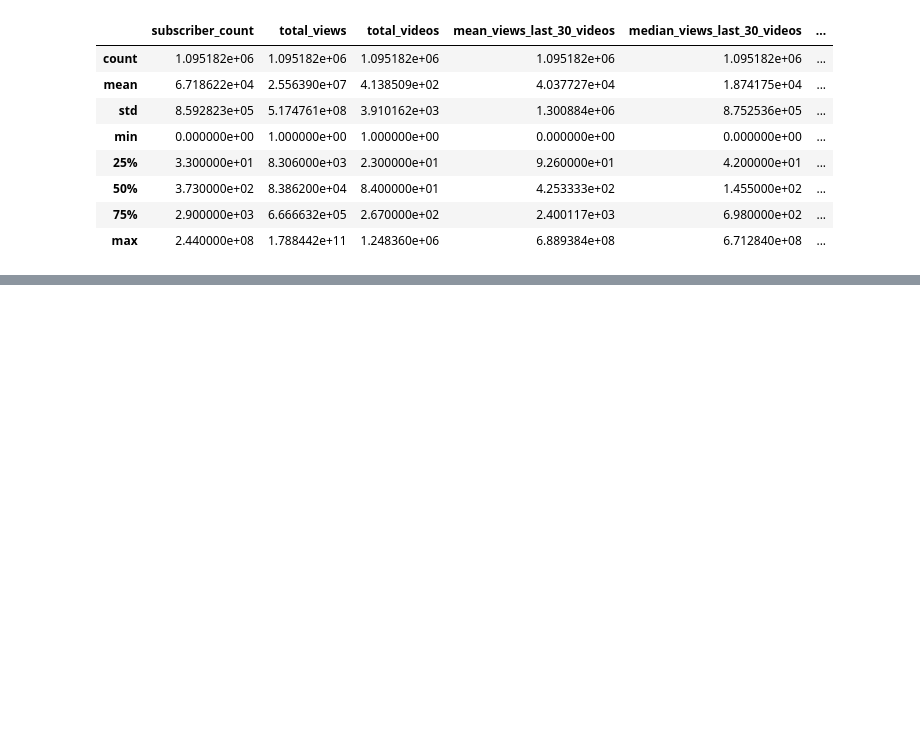
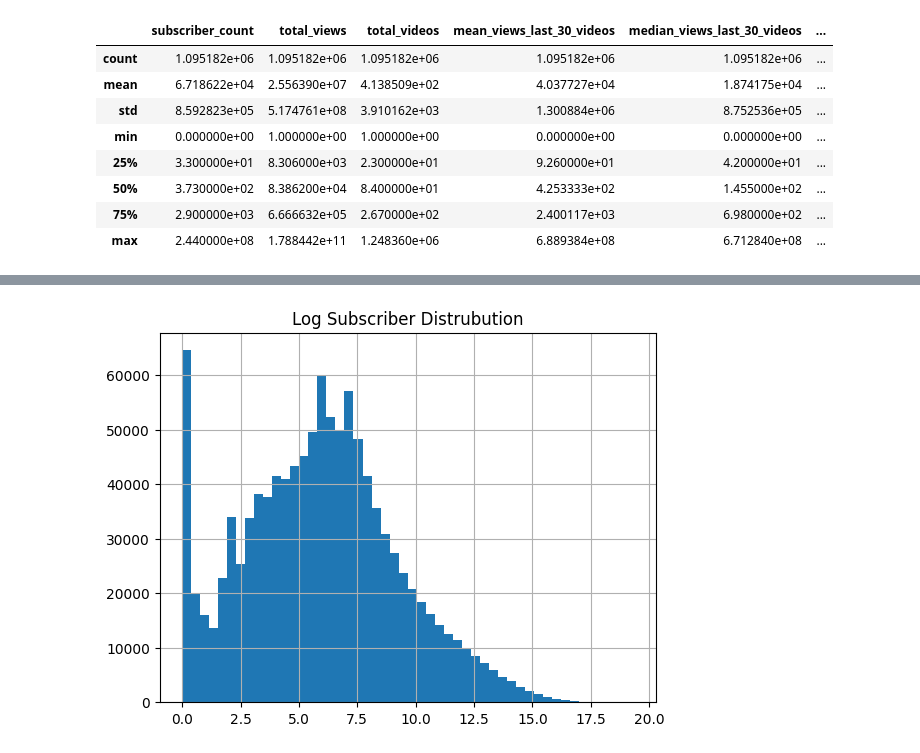
Before and after one commit to Shiva-Kumar-S-M/Projects, a Jupyter notebook: content growth pattern predictor.ipynb, the cells around one changed output, grey strips where cells are left out. Saved outputs shown, nothing was run; the diff lists cells and outputs as text; code cells hidden in the pictures; blank space fills up the shorter version.

```diff
--- a/content growth pattern predictor.ipynb
+++ b/content growth pattern predictor.ipynb
@@ -179,0 +185,9 @@ df.describe()
+# %%
+df['log_subscribers']=np.log1p(df['subscriber_count'])
+df['log_views']=np.log1p(df['total_views'])
+# %%
+df['log_subscribers'].hist(bins=50)
+plt.title("Log Subscriber Distrubution")
+plt.show()
+# %% [output]
+[figure, added]
```
Also changed, not shown: parts of 6 cells of this notebook.
